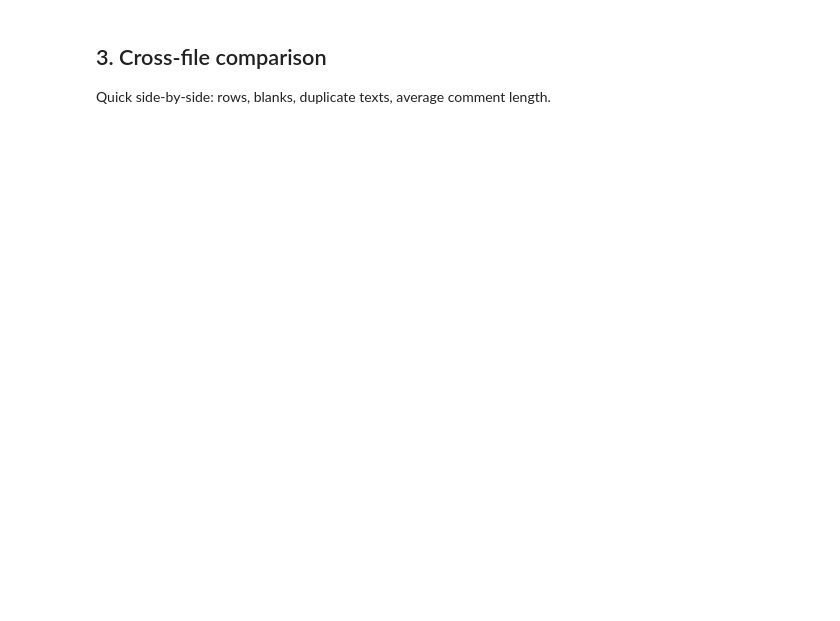
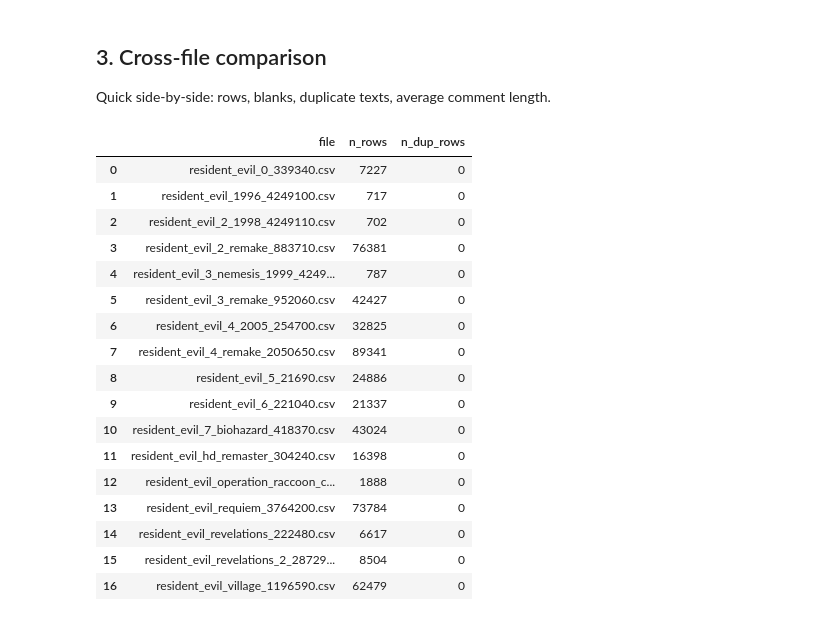
Before and after one commit to MarcBarcelos/ResidentEvilSteamReviews, a Jupyter notebook: nbs/review_quality_checks.ipynb, the cells around one changed output. Cells and saved outputs as stored; diff of their text form; code cells hidden in the pictures; blank space fills up the shorter version.

```diff
--- a/nbs/review_quality_checks.ipynb
+++ b/nbs/review_quality_checks.ipynb
@@ -106,46 +144,6 @@ def check_file(path):
         print(df['language'].value_counts(dropna=False).head(15))
         print()
 
-    # --- Comment-quality checks ---
-    cc = detect_comment_col(df)
-    if cc is None:
-        print('!! No comment/review text column found — skipping text checks.')
-        return df
-
-    print(f'--- Comment quality checks (column: "{cc}") ---')
-    text = df[cc].astype('string')
-    n = len(text)
-    n_null     = text.isna().sum()
-    n_empty    = (text.fillna('').str.strip() == '').sum() - n_null  # empty-but-not-null
-    n_blank    = n_null + n_empty
-    lengths    = text.fillna('').str.len()
-    n_short    = ((lengths > 0) & (lengths < SHORT_THRESHOLD)).sum()
-    n_long     = (lengths > LONG_THRESHOLD).sum()
-    n_dup_text = text.dropna().duplicated().sum()
-    word_counts = text.fillna('').str.split().str.len()
-
-    print(f'  total comments:          {n:,}')
-    print(f'  null:                    {n_null:,} ({n_null/n*100:.2f}%)')
-    print(f'  empty / whitespace-only: {n_empty:,} ({n_empty/n*100:.2f}%)')
-    print(f'  total blank:             {n_blank:,} ({n_blank/n*100:.2f}%)')
-    print(f'  shorter than {SHORT_THRESHOLD} chars:    {n_short:,} ({n_short/n*100:.2f}%)')
-    print(f'  longer than {LONG_THRESHOLD} chars:  {n_long:,} ({n_long/n*100:.2f}%)')
-    print(f'  exact duplicate texts:   {n_dup_text:,} ({n_dup_text/n*100:.2f}%)')
-    print()
-    print('  char length stats:')
-    print(lengths.describe().round(2).to_string())
-    print()
-    print('  word count stats:')
-    print(word_counts.describe().round(2).to_string())
-    print()
-
-    # Sample very short non-empty comments
-    short_samples = df.loc[(lengths > 0) & (lengths < SHORT_THRESHOLD), cc].head(5).tolist()
-    if short_samples:
-        print('  sample very-short comments:')
-        for s in short_samples:
-            print(f'    - {s!r}')
-        print()
 
     return df
 # %%
@@ -160,21 +176,40 @@ Quick side-by-side: rows, blanks, duplicate texts, average comment length.
 # %%
 rows = []
 for f in files:
     df = pd.read_csv(f, low_memory=False)
-    cc = detect_comment_col(df)
+    cc = None
     rec = {'file': os.path.basename(f), 'n_rows': len(df), 'n_dup_rows': int(df.duplicated().sum())}
     if cc is not None:
         text = df[cc].astype('string')
         lengths = text.fillna('').str.len()
         rec.update({
             'comment_col': cc,
             'n_blank_comments': int(text.fillna('').str.strip().eq('').sum()),
             'n_dup_comments': int(text.dropna().duplicated().sum()),
             'mean_chars': round(lengths.mean(), 1),
             'median_chars': float(lengths.median()),
             'p95_chars': float(lengths.quantile(0.95)),
         })
     rows.append(rec)
 
 compare_df = pd.DataFrame(rows)
 compare_df
+# %% [output]
+|  | file | n_rows | n_dup_rows |
+| 0 | resident_evil_0_339340.csv | 7227 | 0 |
+| 1 | resident_evil_1996_4249100.csv | 717 | 0 |
+| 2 | resident_evil_2_1998_4249110.csv | 702 | 0 |
+| 3 | resident_evil_2_remake_883710.csv | 76381 | 0 |
+| 4 | resident_evil_3_nemesis_1999_4249... | 787 | 0 |
+| 5 | resident_evil_3_remake_952060.csv | 42427 | 0 |
+| 6 | resident_evil_4_2005_254700.csv | 32825 | 0 |
+| 7 | resident_evil_4_remake_2050650.csv | 89341 | 0 |
+| 8 | resident_evil_5_21690.csv | 24886 | 0 |
+| 9 | resident_evil_6_221040.csv | 21337 | 0 |
+| 10 | resident_evil_7_biohazard_418370.csv | 43024 | 0 |
+| 11 | resident_evil_hd_remaster_304240.csv | 16398 | 0 |
+| 12 | resident_evil_operation_raccoon_c... | 1888 | 0 |
+| 13 | resident_evil_requiem_3764200.csv | 73784 | 0 |
+| 14 | resident_evil_revelations_222480.csv | 6617 | 0 |
+| 15 | resident_evil_revelations_2_28729... | 8504 | 0 |
+| 16 | resident_evil_village_1196590.csv | 62479 | 0 |
```
Also changed, not shown: parts of 4 cells of this notebook, 4 other files.
